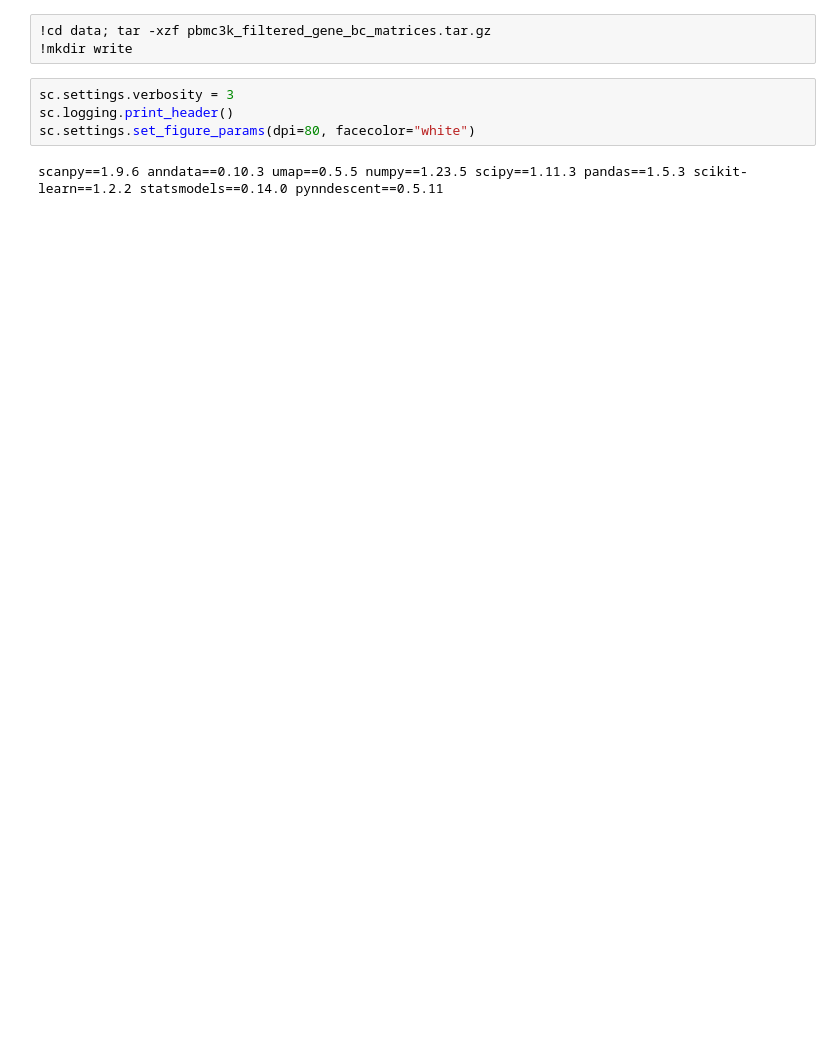
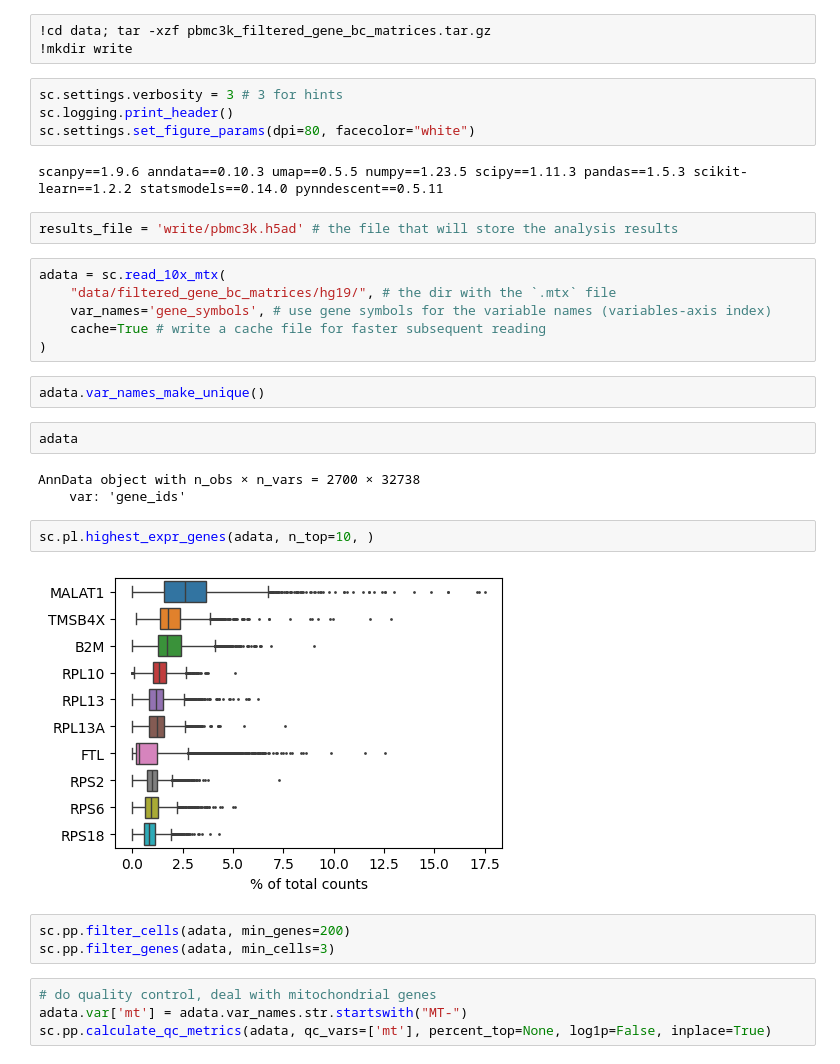
Before and after one commit to ferygood/scpy, a Jupyter notebook: scanpy_demo.ipynb, the cells around one changed output. Saved outputs shown, nothing was run; the diff lists cells and outputs as text; blank space fills up the shorter version.

Commit message:
start the clustering demo

```diff
--- a/scanpy_demo.ipynb
+++ b/scanpy_demo.ipynb
@@ -30,8 +30,34 @@ data/pbmc3k_filtere 100%[===================>]   7.27M  16.9MB/s    in 0.4s
 !cd data; tar -xzf pbmc3k_filtered_gene_bc_matrices.tar.gz
 !mkdir write
 # %%
-sc.settings.verbosity = 3
+sc.settings.verbosity = 3 # 3 for hints
 sc.logging.print_header()
 sc.settings.set_figure_params(dpi=80, facecolor="white")
 # %% [output]
 scanpy==1.9.6 anndata==0.10.3 umap==0.5.5 numpy==1.23.5 scipy==1.11.3 pandas==1.5.3 scikit-learn==1.2.2 statsmodels==0.14.0 pynndescent==0.5.11
+# %%
+results_file = 'write/pbmc3k.h5ad' # the file that will store the analysis results
+# %%
+adata = sc.read_10x_mtx(
+    "data/filtered_gene_bc_matrices/hg19/", # the dir with the `.mtx` file
+    var_names='gene_symbols', # use gene symbols for the variable names (variables-axis index)
+    cache=True # write a cache file for faster subsequent reading
+)
+# %%
+adata.var_names_make_unique()
+# %%
+adata
+# %% [output]
+AnnData object with n_obs × n_vars = 2700 × 32738
+    var: 'gene_ids'
+# %%
+sc.pl.highest_expr_genes(adata, n_top=10, )
+# %% [output]
+[figure, added]
+# %%
+sc.pp.filter_cells(adata, min_genes=200)
+sc.pp.filter_genes(adata, min_cells=3)
+# %%
+# do quality control, deal with mitochondrial genes
+adata.var['mt'] = adata.var_names.str.startswith("MT-")
+sc.pp.calculate_qc_metrics(adata, qc_vars=['mt'], percent_top=None, log1p=False, inplace=True)
```
Also changed, not shown: parts of 8 cells of this notebook, 1 other file.
